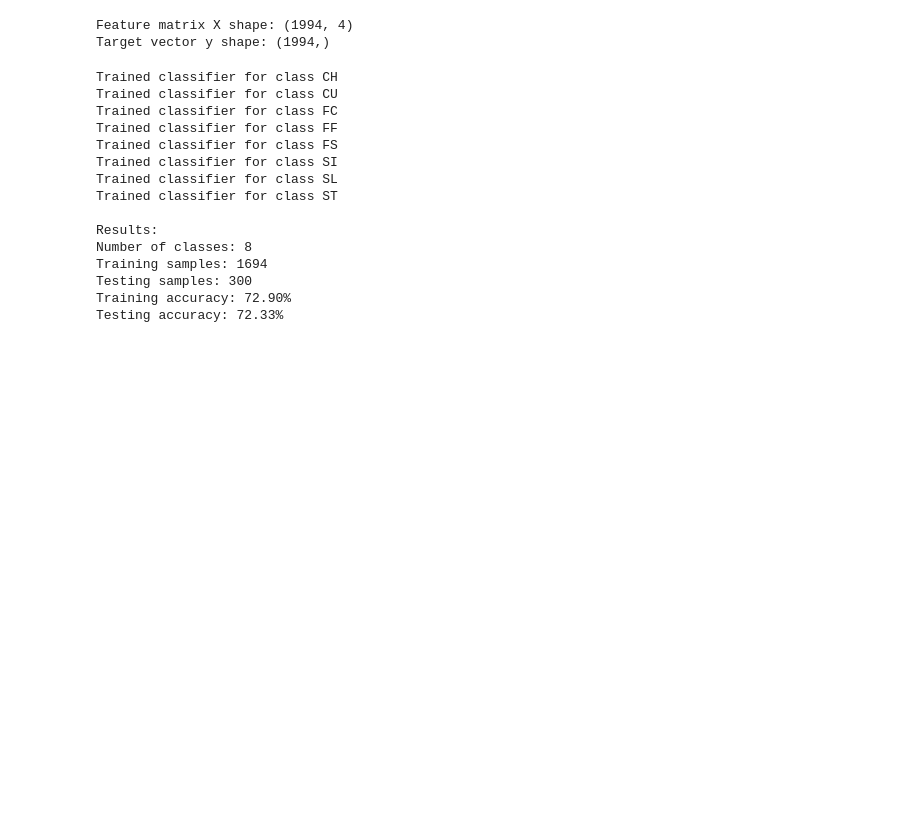
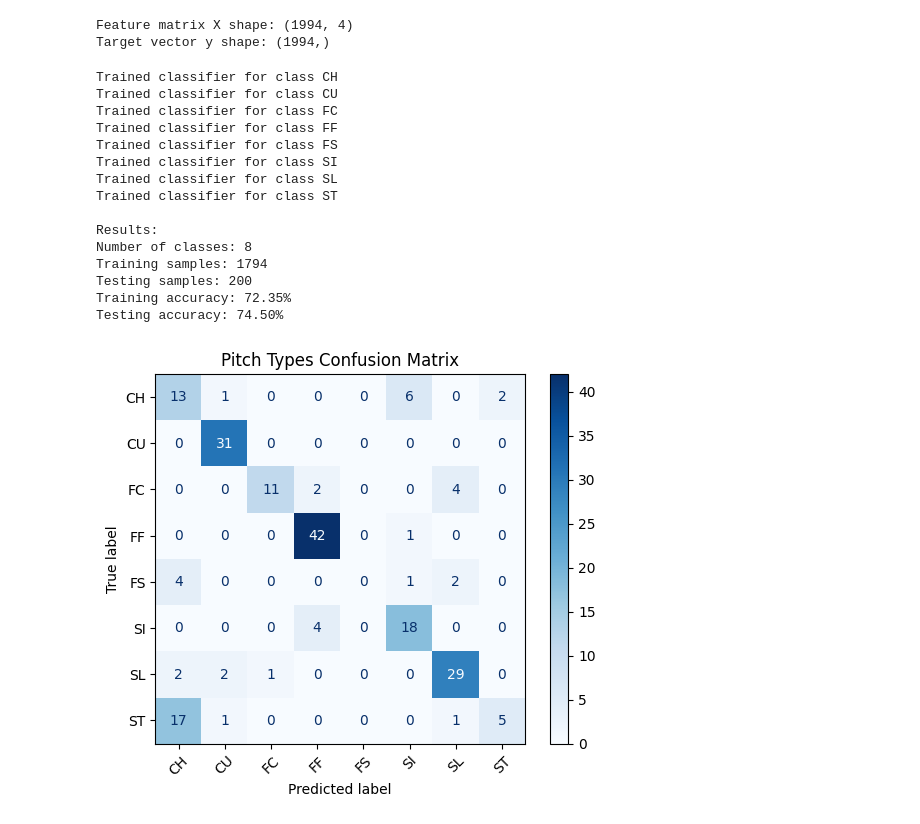
Before and after one commit to micahsmithh/ece1395-pitching-classification, a Jupyter notebook: pitching_classification.ipynb, the cells around one changed output. Cells and saved outputs as stored; diff of their text form; code cells hidden in the pictures; blank space fills up the shorter version.

Commit message:
adding confusion matrix

```diff
--- a/pitching_classification.ipynb
+++ b/pitching_classification.ipynb
@@ -286,7 +312,7 @@ m = X.shape[0]
 
 
 indices = np.random.permutation(m)
-split = int(0.85 * m)
+split = int(0.9 * m)
 
 # Indices for train/test
 train_idx = indices[:split]
@@ -329,7 +355,26 @@ Trained classifier for class ST
 
 Results:
 Number of classes: 8
-Training samples: 1694
-Testing samples: 300
-Training accuracy: 72.90%
-Testing accuracy: 72.33%
+Training samples: 1794
+Testing samples: 200
+Training accuracy: 72.35%
+Testing accuracy: 74.50%
+# %%
+# Encode labels to integers
+le = LabelEncoder()
+
+
+# Encode labels Predictions
+y_test_enc = le.fit_transform(y_test)
+y_pred_enc = le.transform(y_pred_test)
+
+# Compute confusion matrix
+cm = confusion_matrix(y_test_enc, y_pred_enc)
+
+# Display with pitch names
+disp = ConfusionMatrixDisplay(confusion_matrix=cm, display_labels=le.classes_)
+disp.plot(cmap=plt.cm.Blues, xticks_rotation=45)
+plt.title("Pitch Types Confusion Matrix")
+plt.show()
+# %% [output]
+[figure, added]
```
Also changed, not shown: parts of 5 cells of this notebook.
